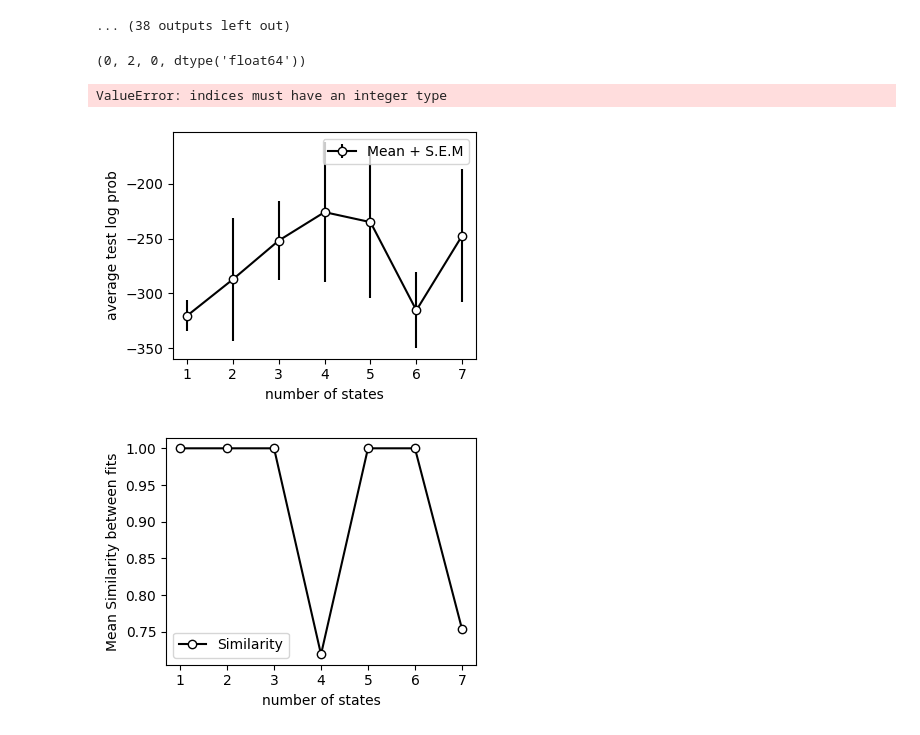
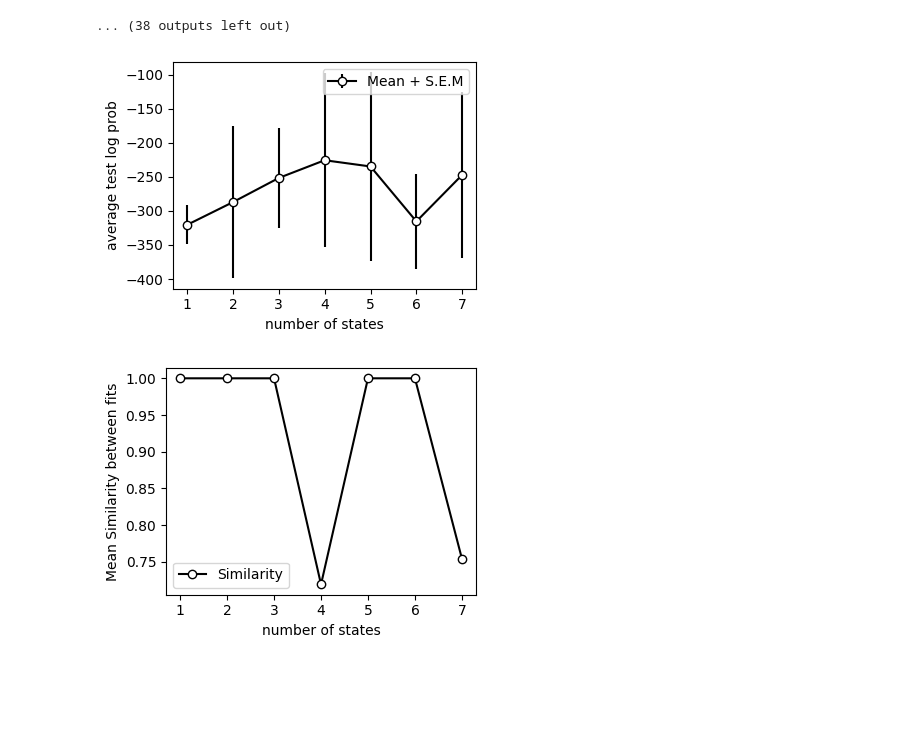
Before and after one commit to AllenSWDB/swdb_visualbehavior_template, a Jupyter notebook: code/Workshop_2.ipynb, the cells around one changed output. Saved outputs shown, nothing was run; the diff lists cells and outputs as text; code cells hidden in the pictures; blank space fills up the shorter version.

```diff
--- a/code/Workshop_2.ipynb
+++ b/code/Workshop_2.ipynb
@@ -829,25 +829,16 @@ num states:  3
 100.00% [500/500 00:01<00:00]
 -398.15332
 ... (38 outputs left out)
-# %%
-bestpermutation = find_permutation(predicted_states[:,i], predicted_states[:,j])
-bestpermutation[0], i, j, predicted_states[:,i].dtype
-# %% [output]
-(0, 2, 0, dtype('float64'))
-# %%
-jnp.take(bestpermutation[0], predicted_states[:,i])
-# %% [output]
-ValueError: indices must have an integer type
 # %%
 plt.figure(figsize = (4, 3))
-plt.errorbar(np.arange(1, 8), avg_test_log_probs, yerr = np.array(std_test_log_probs)/n_batches, mfc = 'w', color = 'k', marker = 'o')
+plt.errorbar(np.arange(1, 8), avg_test_log_probs, yerr = np.array(std_test_log_probs)/np.sqrt(n_batches), mfc = 'w', color = 'k', marker = 'o')
 # plt.scatter(numstates_all, lp_all, c='k')
 plt.legend(['Mean + S.E.M'])
 plt.xlabel("number of states")
 plt.ylabel("average test log prob")
 plt.tight_layout()
 # %% [output]
-[figure, old version]
+[figure, new version]
 # %%
 plt.figure(figsize = (4, 3))
 plt.plot(np.arange(1, 8), similarity_of_states_across_batches, mfc = 'w', color = 'k', marker = 'o')
```
Also changed, not shown: parts of 2 cells of this notebook.
